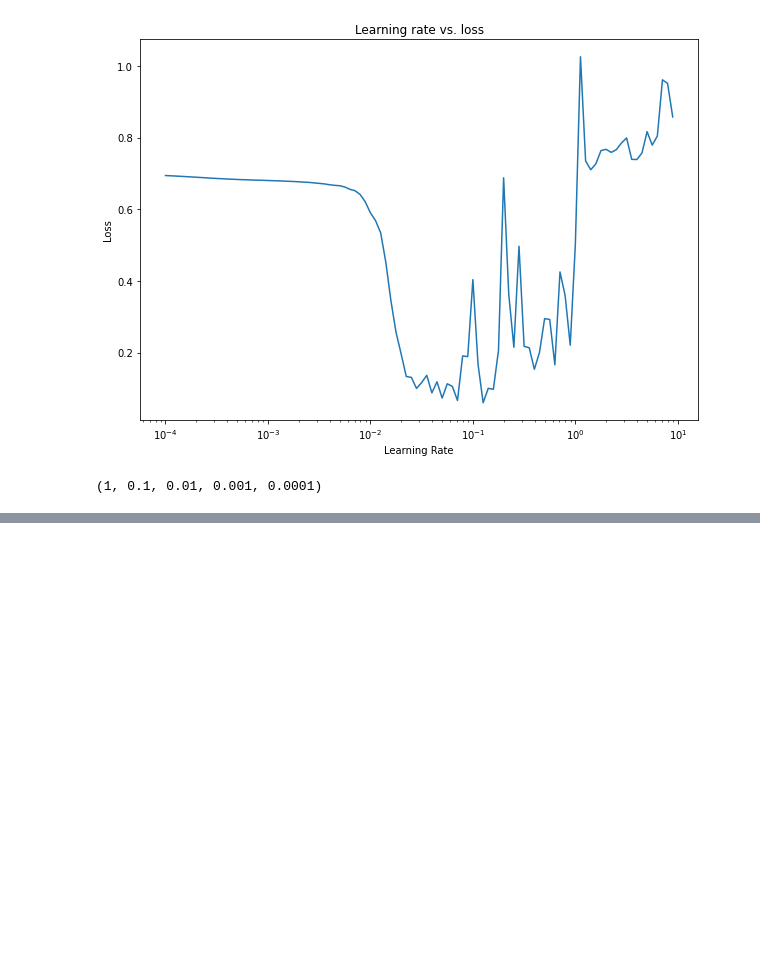
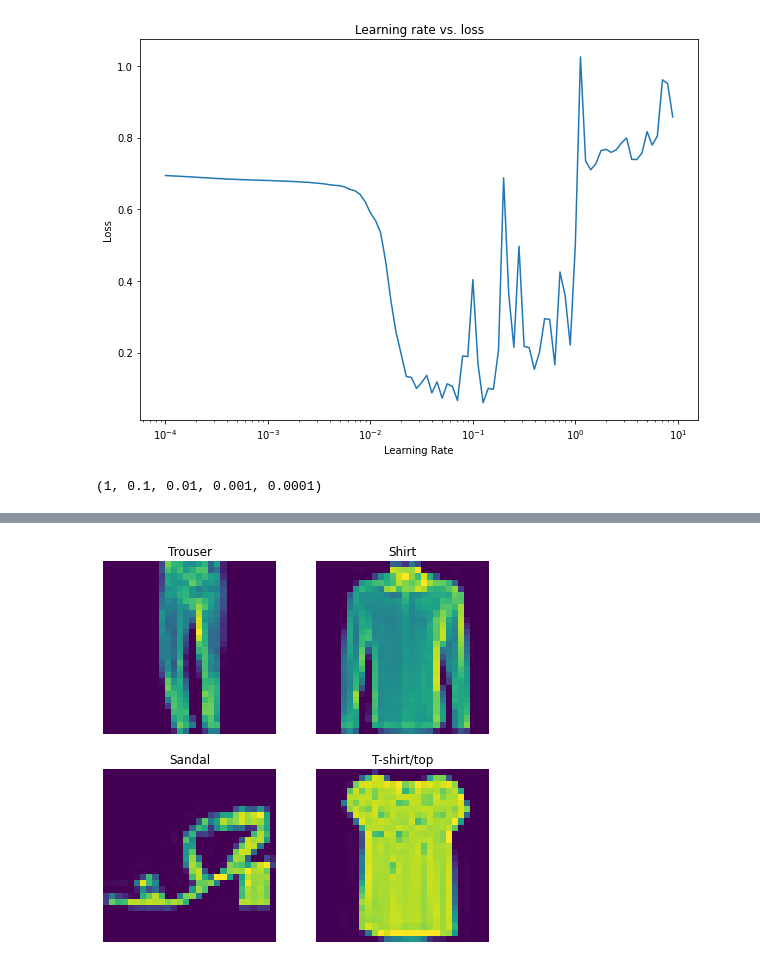
Before and after one commit to qwqw82000/tensorflow_nlp, a Jupyter notebook: tensorflow_003.ipynb, the cells around one changed output, grey strips where cells are left out. Saved outputs shown, nothing was run; the diff lists cells and outputs as text; code cells hidden in the pictures; blank space fills up the shorter version.

```diff
--- a/tensorflow_003.ipynb
+++ b/tensorflow_003.ipynb
@@ -768,0 +898,4 @@ binary classification
+# %%
+# for i, j in itertools.product(range(cm.shape[0]), range(cm.shape[1])):
+for i, j in itertools.product(range(0, 3), range(0, 3)):
+    print(i, j)
@@ -768,0 +912,4 @@ binary classification
+# %%
+for i, j in itertools.product(range(2, 10), range(1, 10)):
+    # print(i, j)
+    print(f"{i} * {j} = { i * j }")
@@ -768,0 +1018,13 @@ binary classification
+# %%
+import random
+
+plt.figure(figsize = (7, 7))
+
+for i in range(4):
+    ax = plt.subplot(2, 2, i + 1)
+    rand_index = random.choice(range(len(train_data)))
+    plt.imshow(train_data[rand_index])
+    plt.title(class_names[train_labels[rand_index]])
+    plt.axis(False)
+# %% [output]
+[figure, added]
```
Also changed, not shown: parts of 51 cells of this notebook, 1 other file.
